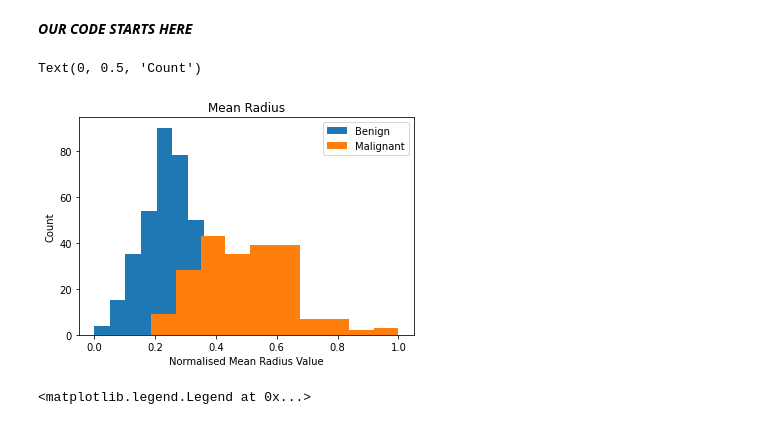
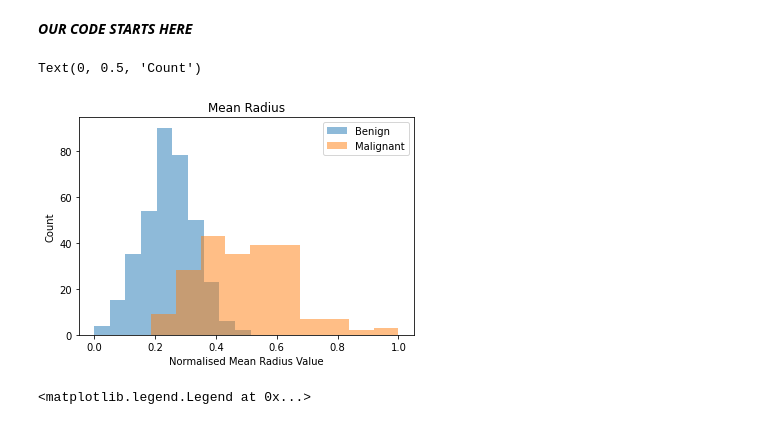
Before and after one commit to Aneruth/Clinical-Decision-Support-System, a Jupyter notebook: WPO1/WPO1-Student.ipynb, the cells around one changed output. Saved outputs shown, nothing was run; the diff lists cells and outputs as text; code cells hidden in the pictures.

```diff
--- a/WPO1/WPO1-Student.ipynb
+++ b/WPO1/WPO1-Student.ipynb
@@ -327,14 +325,14 @@ Using linear regression from Sci-Kit learn toolbox, fit a linear function and pl
 import matplotlib.pyplot as plt
 %matplotlib inline
 # %%
-dataDf['Benign'].hist(grid=False,label='Benign')
-dataDf['Malignant'].hist(grid=False,label='Malignant')
+dataDf['Benign'].hist(grid=False,label='Benign',alpha=0.5)
+dataDf['Malignant'].hist(grid=False,label='Malignant',alpha=0.5)
 plt.title('Mean Radius')
 plt.legend(loc='upper right')
 plt.xlabel('Normalised Mean Radius Value')
 plt.ylabel('Count')
 # %% [output]
 Text(0, 0.5, 'Count')
-[figure, old version]
+[figure, new version]
 # %%
 # Scatter plot for radius_mean vs texture_mean
```
Also changed, not shown: parts of 10 cells of this notebook.
